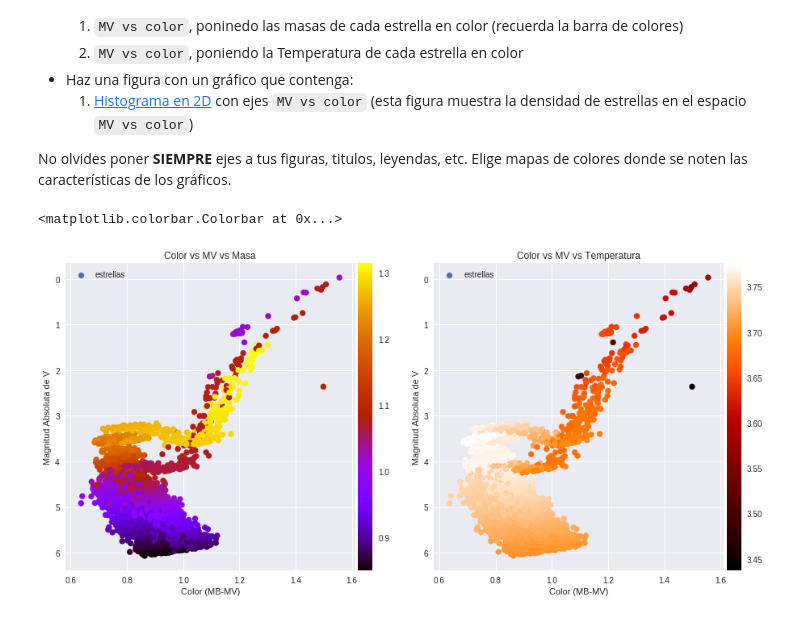
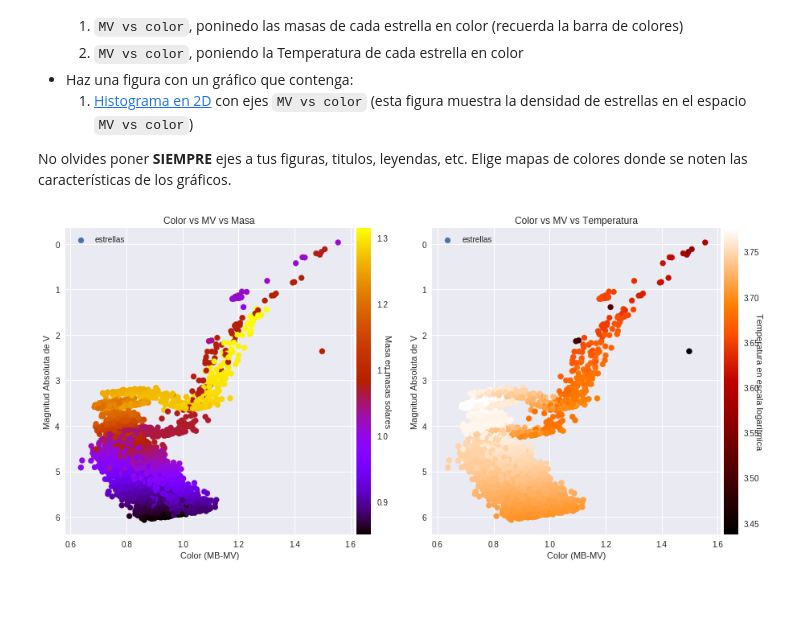
Before and after one commit to kosarrara/minitarea2, a Jupyter notebook: Copia_de_minitarea2.ipynb, the cells around one changed output. Saved outputs shown, nothing was run; the diff lists cells and outputs as text; code cells hidden in the pictures; blank space fills up the shorter version.

```diff
--- a/Copia_de_minitarea2.ipynb
+++ b/Copia_de_minitarea2.ipynb
@@ -199,34 +198,35 @@ MB=fotometriaBAbsoluta
 MV=fotometriaVAbsoluta
 MI=fotometriaIAbsoluta
 MR=fotometriaRAbsoluta
 MasaF=masaFiltrada
 DistanciaF=distanciaFiltrada
 color=MB-MV
 T=temperaturaLogFiltrada
 
 
 fig, ax= plt.subplots(figsize=(15,7), ncols = 2)
 
 mass= ax[0].scatter(color,MV, label="estrellas", c=MasaF, cmap="gnuplot")
 ax[0].invert_yaxis()
 ax[0].set_title("Color vs MV vs Masa")
 ax[0].set_ylabel("Magnitud Absoluta de V")
 ax[0].set_xlabel("Color (MB-MV)")
 ax[0].legend(loc="upper left")
 divider = make_axes_locatable(ax[0])
 cax1 = divider.append_axes('right', size='5%', pad=0.05)
-plt.colorbar(mass, cax=cax1)
+cbar2 = plt.colorbar(mass, cax=cax1)
+cbar2.set_label('Masa en masas solares', rotation=270)
 
 
 temp=ax[1].scatter(color,MV,label="estrellas", c=T,cmap="gist_heat")
 ax[1].invert_yaxis()
 ax[1].set_title("Color vs MV vs Temperatura")
 ax[1].set_ylabel("Magnitud Absoluta de V")
 ax[1].set_xlabel("Color (MB-MV)")
 ax[1].legend(loc="upper left")
 divider = make_axes_locatable(ax[1])
 cax2=divider.append_axes("right", size="5%", pad=0.05)
-plt.colorbar(temp, cax=cax2)
+cbar1=plt.colorbar(temp, cax=cax2)
+cbar1.set_label('Temperatura en escala logaritmica', rotation=270)
 # %% [output]
-<matplotlib.colorbar.Colorbar at 0x...>
-[figure, old version]
+[figure, new version]
```
Also changed, not shown: parts of 5 cells of this notebook.
